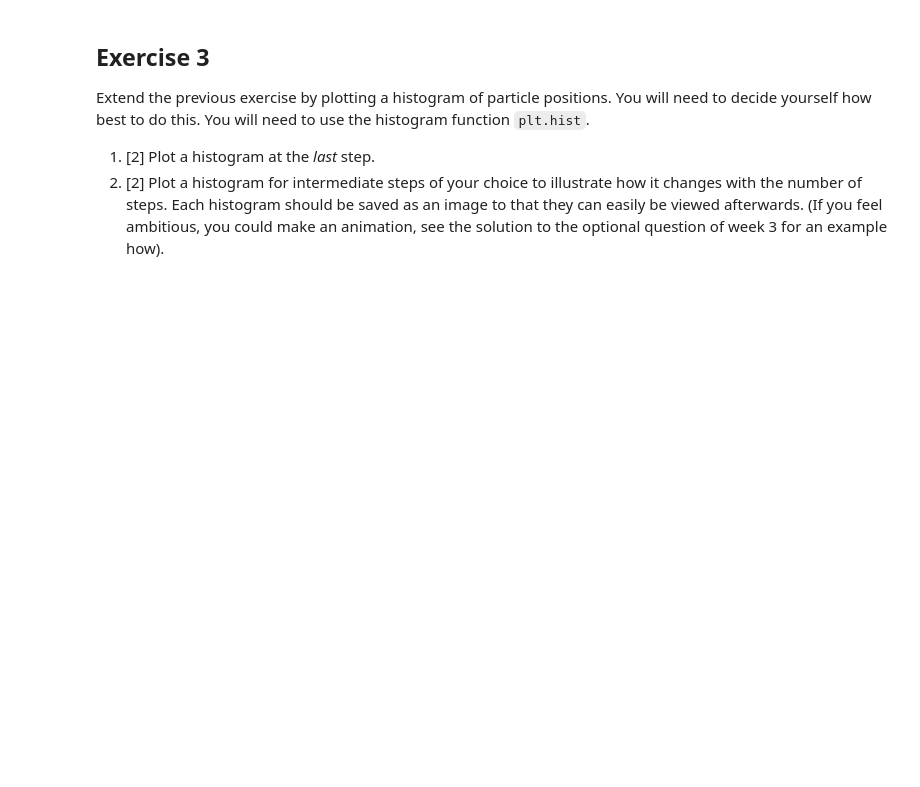
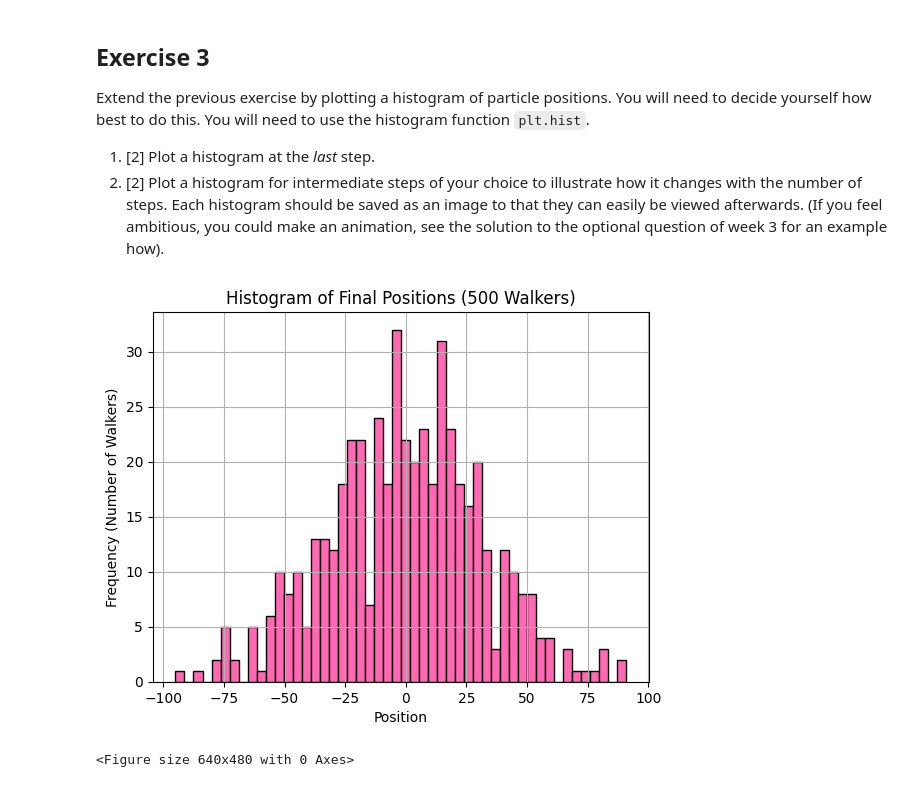
Before and after one commit to PX2145-2025/week-7-b-Billingham-Leila, a Jupyter notebook: Random_walk.ipynb, the cells around one changed output. Saved outputs shown, nothing was run; the diff lists cells and outputs as text; code cells hidden in the pictures; blank space fills up the shorter version.

```diff
--- a/Random_walk.ipynb
+++ b/Random_walk.ipynb
@@ -196,3 +192,42 @@ Extend the previous exercise by plotting a histogram of particle positions. You
 
  1. [2] Plot a histogram at the _last_ step.
  2. [2] Plot a histogram for intermediate steps of your choice to illustrate how it changes with the number of steps. Each histogram should be saved as an image to that they can easily be viewed afterwards. (If you feel ambitious, you could make an animation, see the solution to the optional question of week 3 for an example how).
+# %%
+import numpy as np
+import matplotlib.pyplot as plt
+import random
+
+def random_walk(steps):
+  x = np.zeros(steps, int)
+  x[0] = 0
+
+
+  for i in range(1, steps):
+    rnd = random.random()
+
+    if (rnd < 0.5):
+      x[i] = x[i-1] + 1
+    else:
+      x[i] = x[i-1] - 1
+  return x
+
+N_walkers = 500
+N_steps = 1000
+
+particles_500 = np.zeros((N_steps, N_walkers), int)
+
+for i in range(N_walkers):
+  particles_500[:,i] = random_walk(N_steps)
+
+final_positions = particles_500[-1, :]
+plt.hist(final_positions, bins=50, color = 'hotpink', edgecolor= 'black')
+plt.xlabel('Position')
+plt.ylabel('Frequency (Number of Walkers)')
+plt.title('Histogram of Final Positions (500 Walkers)')
+plt.grid()
+plt.show()
+
+plt.savefig('histogram_final_positions.png')
+# %% [output]
+[figure, added]
+<Figure size 640x480 with 0 Axes>
```
Also changed, not shown: parts of 4 cells of this notebook.
